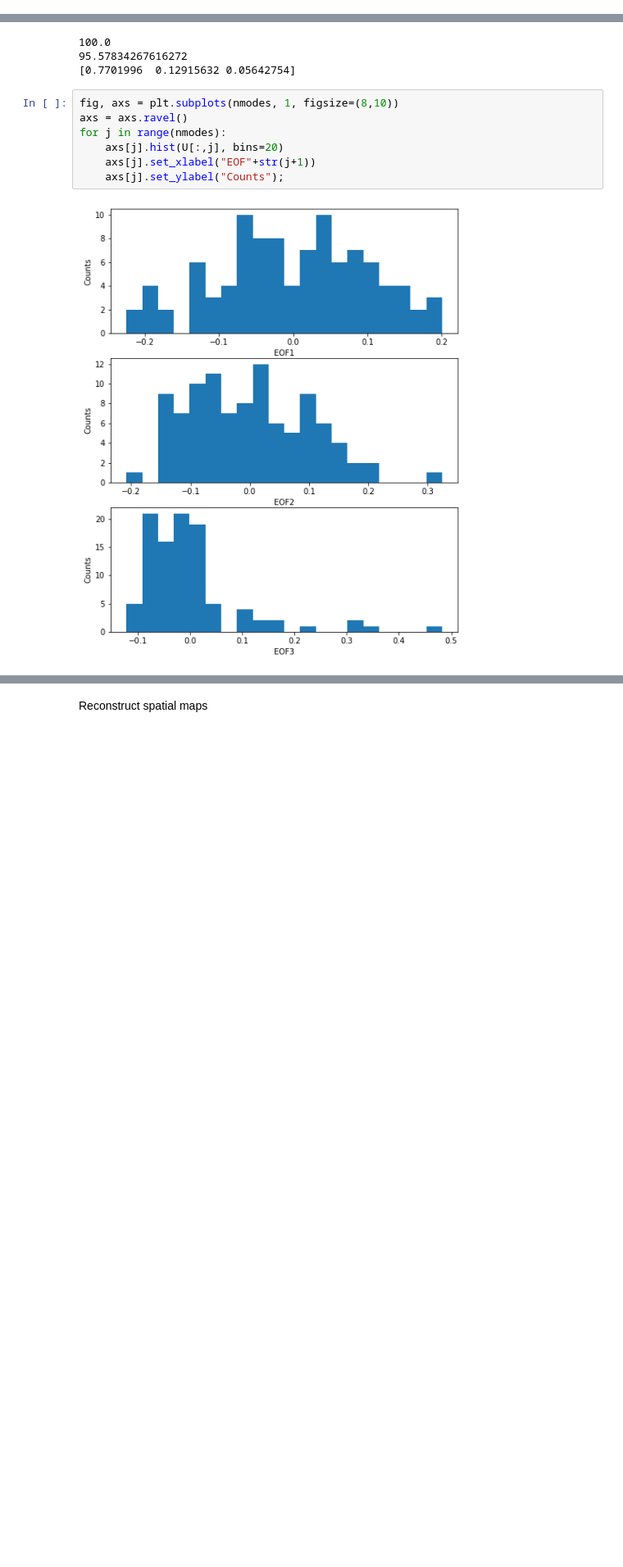
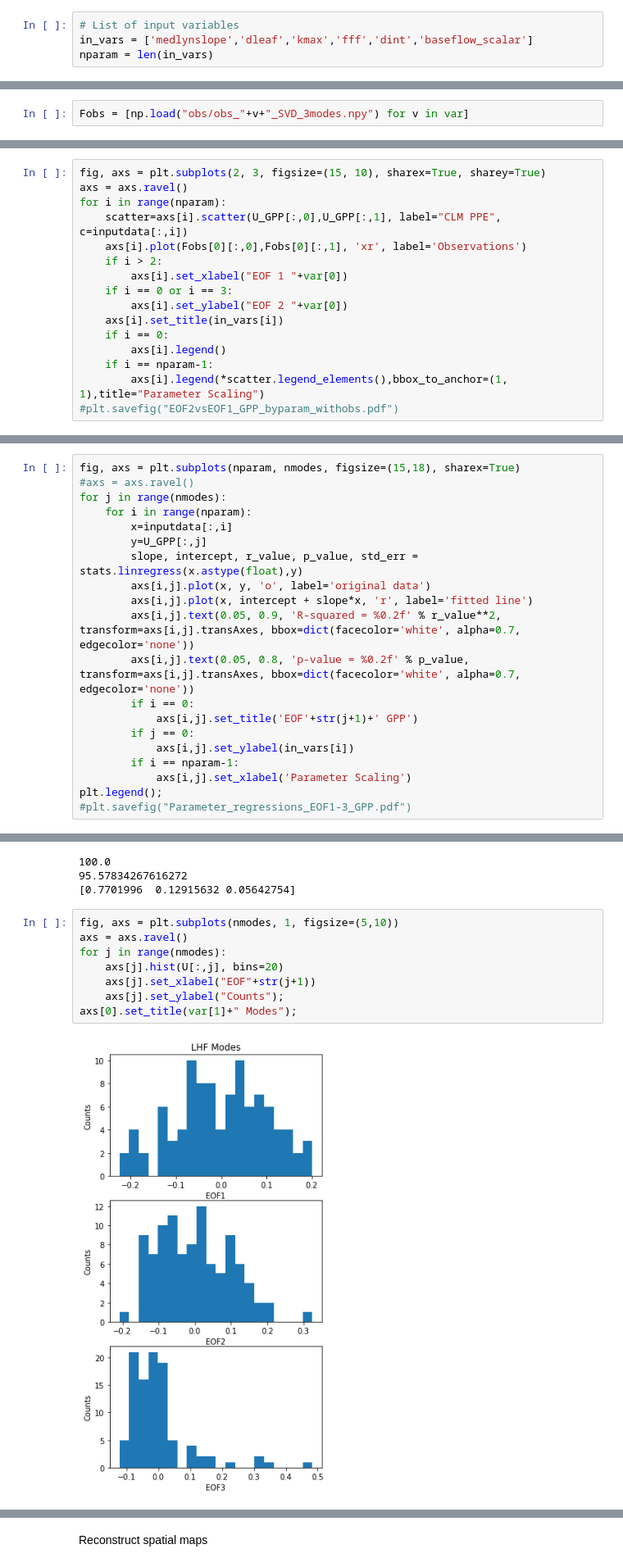
Before and after one commit to katiedagon/CLM5_ParameterUncertainty, a Jupyter notebook: SVD.ipynb, the cells around one changed output, grey strips where cells are left out. Shown at 82% size. Cells and saved outputs as stored; diff of their text form; blank space fills up the shorter version.

```diff
--- a/SVD.ipynb
+++ b/SVD.ipynb
@@ -345,0 +206,4 @@ Vhmap_GPP = Vhmap_xr
+# %%
+# List of input variables
+in_vars = ['medlynslope','dleaf','kmax','fff','dint','baseflow_scalar']
+nparam = len(in_vars)
@@ -345,0 +212,2 @@ Vhmap_GPP = Vhmap_xr
+# %%
+Fobs = [np.load("obs/obs_"+v+"_SVD_3modes.npy") for v in var]
@@ -345,0 +242,16 @@ Vhmap_GPP = Vhmap_xr
+# %%
+fig, axs = plt.subplots(2, 3, figsize=(15, 10), sharex=True, sharey=True)
+axs = axs.ravel()
+for i in range(nparam):
+    scatter=axs[i].scatter(U_GPP[:,0],U_GPP[:,1], label="CLM PPE", c=inputdata[:,i])
+    axs[i].plot(Fobs[0][:,0],Fobs[0][:,1], 'xr', label='Observations')
+    if i > 2:
+        axs[i].set_xlabel("EOF 1 "+var[0])
+    if i == 0 or i == 3:
+        axs[i].set_ylabel("EOF 2 "+var[0])
+    axs[i].set_title(in_vars[i])
+    if i == 0:
+        axs[i].legend()
+    if i == nparam-1:
+        axs[i].legend(*scatter.legend_elements(),bbox_to_anchor=(1, 1),title="Parameter Scaling")
+#plt.savefig("EOF2vsEOF1_GPP_byparam_withobs.pdf")
@@ -345,0 +264,20 @@ Vhmap_GPP = Vhmap_xr
+# %%
+fig, axs = plt.subplots(nparam, nmodes, figsize=(15,18), sharex=True)
+#axs = axs.ravel()
+for j in range(nmodes):
+    for i in range(nparam):
+        x=inputdata[:,i]
+        y=U_GPP[:,j]
+        slope, intercept, r_value, p_value, std_err = stats.linregress(x.astype(float),y)
+        axs[i,j].plot(x, y, 'o', label='original data')
+        axs[i,j].plot(x, intercept + slope*x, 'r', label='fitted line')
+        axs[i,j].text(0.05, 0.9, 'R-squared = %0.2f' % r_value**2, transform=axs[i,j].transAxes, bbox=dict(facecolor='white', alpha=0.7, edgecolor='none'))
+        axs[i,j].text(0.05, 0.8, 'p-value = %0.2f' % p_value, transform=axs[i,j].transAxes, bbox=dict(facecolor='white', alpha=0.7, edgecolor='none'))
+        if i == 0:
+            axs[i,j].set_title('EOF'+str(j+1)+' GPP')
+        if j == 0:
+            axs[i,j].set_ylabel(in_vars[i])
+        if i == nparam-1:
+            axs[i,j].set_xlabel('Parameter Scaling')
+plt.legend();
+#plt.savefig("Parameter_regressions_EOF1-3_GPP.pdf")
@@ -376,11 +316,12 @@ print(prop_var[0:3]) # first 3 modes, individual variance
 95.57834267616272
 [0.7701996  0.12915632 0.05642754]
 # %%
-fig, axs = plt.subplots(nmodes, 1, figsize=(8,10))
+fig, axs = plt.subplots(nmodes, 1, figsize=(5,10))
 axs = axs.ravel()
 for j in range(nmodes):
     axs[j].hist(U[:,j], bins=20)
     axs[j].set_xlabel("EOF"+str(j+1))
     axs[j].set_ylabel("Counts");
+axs[0].set_title(var[1]+" Modes");
 # %% [output]
-[figure, old version]
+[figure, new version]
```
Also changed, not shown: parts of 100 cells of this notebook, 15 other files.
